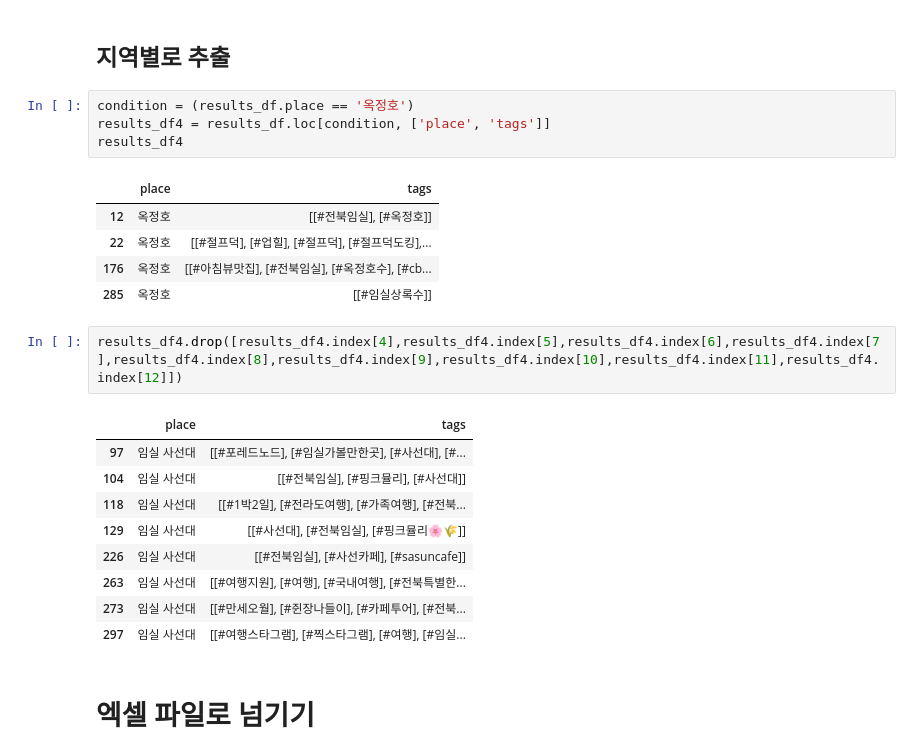
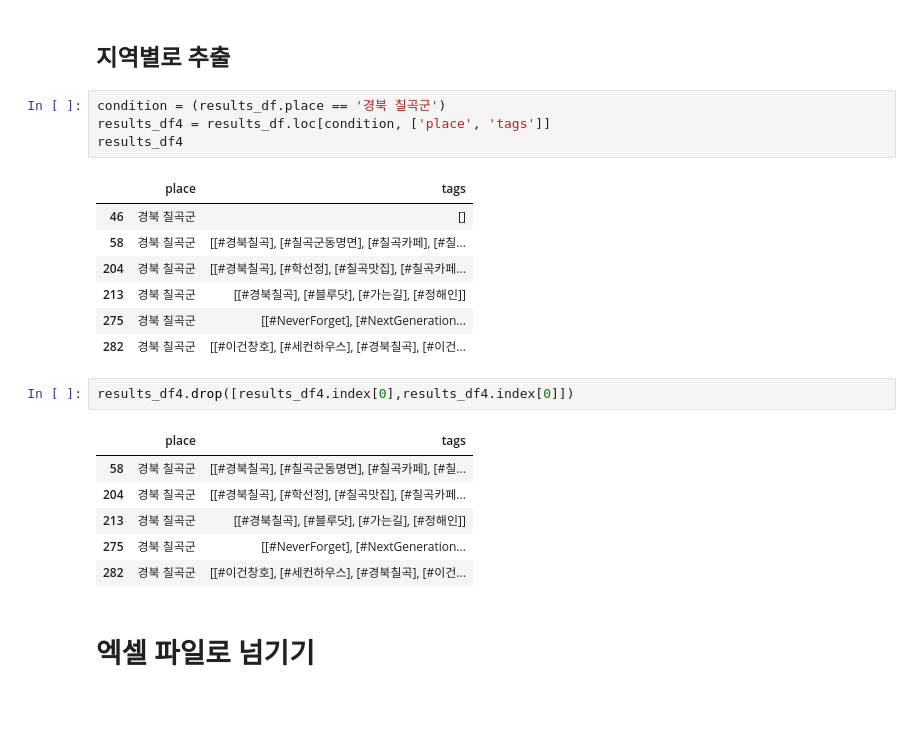
Before and after one commit to clock18/Jupiter, a Jupyter notebook: MLP_Project_4.ipynb, the cells around one changed output. Saved outputs shown, nothing was run; the diff lists cells and outputs as text; blank space fills up the shorter version.

```diff
--- a/MLP_Project_4.ipynb
+++ b/MLP_Project_4.ipynb
@@ -407,27 +388,26 @@ results_df.groupby(by=['place'], as_index=False).count().sort_values(by='tags',
 # %% [markdown]
 ## 지역별로 추출
 # %%
-condition = (results_df.place == '옥정호')
+condition = (results_df.place == '경북 칠곡군')
 results_df4 = results_df.loc[condition, ['place', 'tags']]
 results_df4
 # %% [output]
 |  | place | tags |
-| 12 | 옥정호 | [[#전북임실], [#옥정호]] |
-| 22 | 옥정호 | [[#절프덕], [#업힐], [#절프덕], [#절프덕도킹],... |
-| 176 | 옥정호 | [[#아침뷰맛집], [#전북임실], [#옥정호수], [#cb... |
-| 285 | 옥정호 | [[#임실상록수]] |
+| 46 | 경북 칠곡군 | [] |
+| 58 | 경북 칠곡군 | [[#경북칠곡], [#칠곡군동명면], [#칠곡카페], [#칠... |
+| 204 | 경북 칠곡군 | [[#경북칠곡], [#학선정], [#칠곡맛집], [#칠곡카페... |
+| 213 | 경북 칠곡군 | [[#경북칠곡], [#블루닷], [#가는길], [#정해인]] |
+| 275 | 경북 칠곡군 | [[#NeverForget], [#NextGeneration... |
+| 282 | 경북 칠곡군 | [[#이건창호], [#세컨하우스], [#경북칠곡], [#이건... |
 # %%
-results_df4.drop([results_df4.index[4],results_df4.index[5],results_df4.index[6],results_df4.index[7],results_df4.index[8],results_df4.index[9],results_df4.index[10],results_df4.index[11],results_df4.index[12]])
+results_df4.drop([results_df4.index[0],results_df4.index[0]])
 # %% [output]
 |  | place | tags |
-| 97 | 임실 사선대 | [[#포레드노드], [#임실가볼만한곳], [#사선대], [#... |
-| 104 | 임실 사선대 | [[#전북임실], [#핑크뮬리], [#사선대]] |
-| 118 | 임실 사선대 | [[#1박2일], [#전라도여행], [#가족여행], [#전북... |
-| 129 | 임실 사선대 | [[#사선대], [#전북임실], [#핑크뮬리🌸🌾]] |
-| 226 | 임실 사선대 | [[#전북임실], [#사선카페], [#sasuncafe]] |
-| 263 | 임실 사선대 | [[#여행지원], [#여행], [#국내여행], [#전북특별한... |
-| 273 | 임실 사선대 | [[#만세오월], [#쥔장나들이], [#카페투어], [#전북... |
-| 297 | 임실 사선대 | [[#여행스타그램], [#찍스타그램], [#여행], [#임실... |
+| 58 | 경북 칠곡군 | [[#경북칠곡], [#칠곡군동명면], [#칠곡카페], [#칠... |
+| 204 | 경북 칠곡군 | [[#경북칠곡], [#학선정], [#칠곡맛집], [#칠곡카페... |
+| 213 | 경북 칠곡군 | [[#경북칠곡], [#블루닷], [#가는길], [#정해인]] |
+| 275 | 경북 칠곡군 | [[#NeverForget], [#NextGeneration... |
+| 282 | 경북 칠곡군 | [[#이건창호], [#세컨하우스], [#경북칠곡], [#이건... |
 # %% [markdown]
 # 엑셀 파일로 넘기기
 # %%
```
Also changed, not shown: parts of 9 cells of this notebook.
